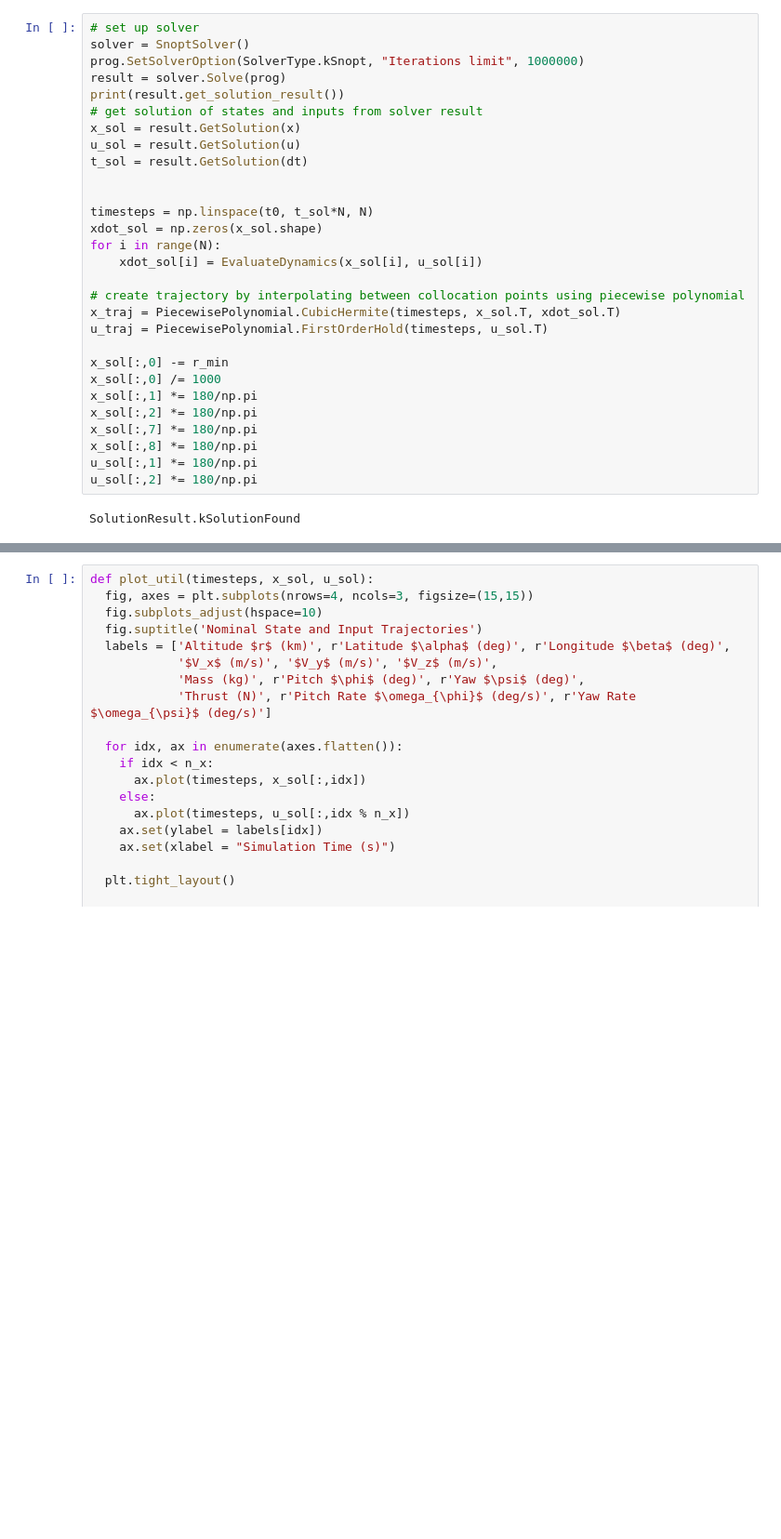
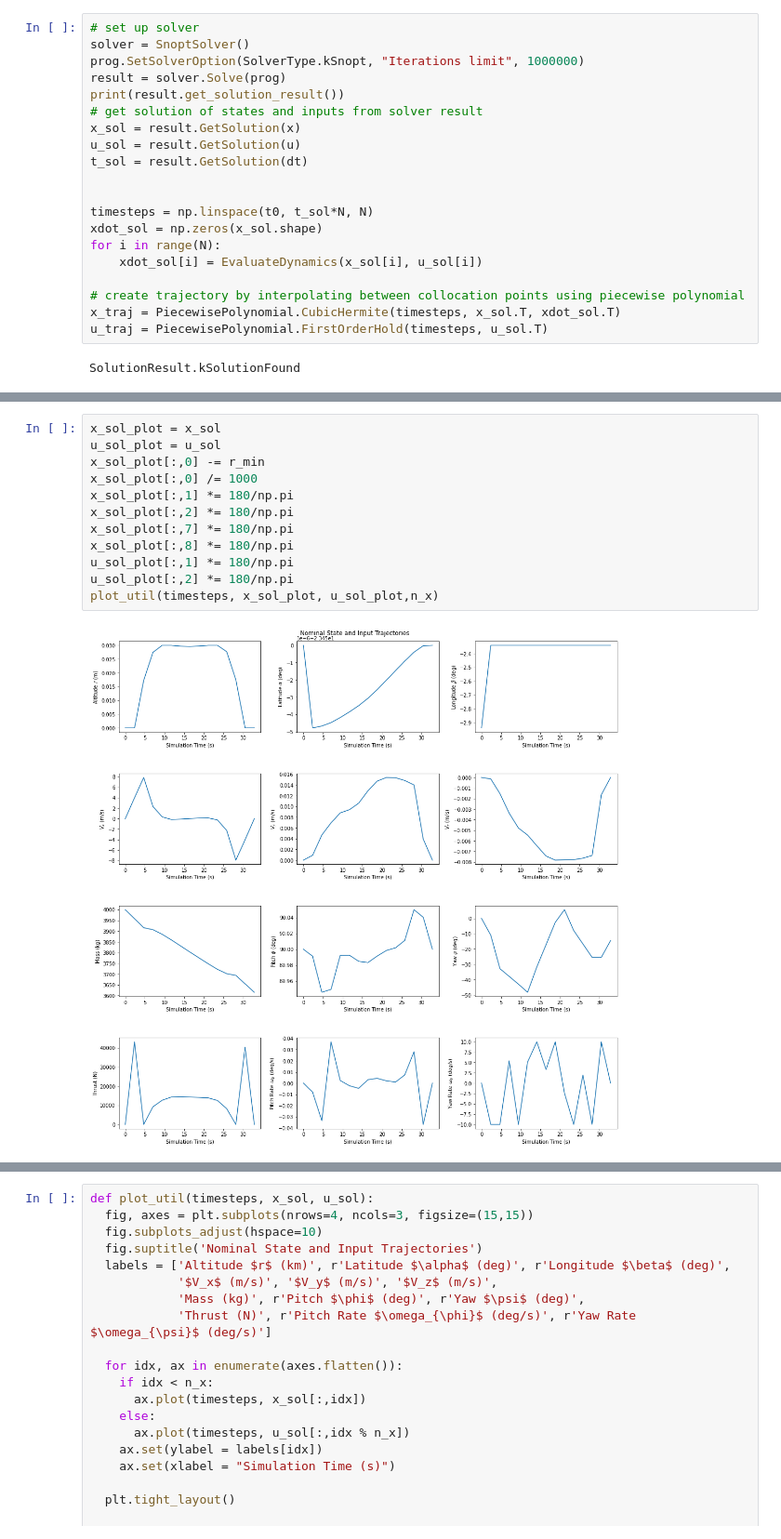
Before and after one commit to DayongTong/MEAM517_Project_Git, a Jupyter notebook: main.ipynb, the cells around one changed output, grey strips where cells are left out. Shown at 93% size. Drawn from its saved outputs; the diff is of its cells as text; blank space fills up the shorter version.

```diff
--- a/main.ipynb
+++ b/main.ipynb
@@ -253,15 +264,6 @@ for i in range(N):
 # create trajectory by interpolating between collocation points using piecewise polynomial
 x_traj = PiecewisePolynomial.CubicHermite(timesteps, x_sol.T, xdot_sol.T)
 u_traj = PiecewisePolynomial.FirstOrderHold(timesteps, u_sol.T)
-
-x_sol[:,0] -= r_min
-x_sol[:,0] /= 1000
-x_sol[:,1] *= 180/np.pi
-x_sol[:,2] *= 180/np.pi
-x_sol[:,7] *= 180/np.pi
-x_sol[:,8] *= 180/np.pi
-u_sol[:,1] *= 180/np.pi
-u_sol[:,2] *= 180/np.pi
 # %% [output]
 SolutionResult.kSolutionFound
 # %%
@@ -331,0 +302,14 @@ Text(0.5, 0, 'Simulation time (s)')
+# %%
+x_sol_plot = x_sol
+u_sol_plot = u_sol
+x_sol_plot[:,0] -= r_min
+x_sol_plot[:,0] /= 1000
+x_sol_plot[:,1] *= 180/np.pi
+x_sol_plot[:,2] *= 180/np.pi
+x_sol_plot[:,7] *= 180/np.pi
+x_sol_plot[:,8] *= 180/np.pi
+u_sol_plot[:,1] *= 180/np.pi
+u_sol_plot[:,2] *= 180/np.pi
+plot_util(timesteps, x_sol_plot, u_sol_plot,n_x)
+# %% [output]
+[figure, added]
```
Also changed, not shown: parts of 15 cells of this notebook, 2 other files.
